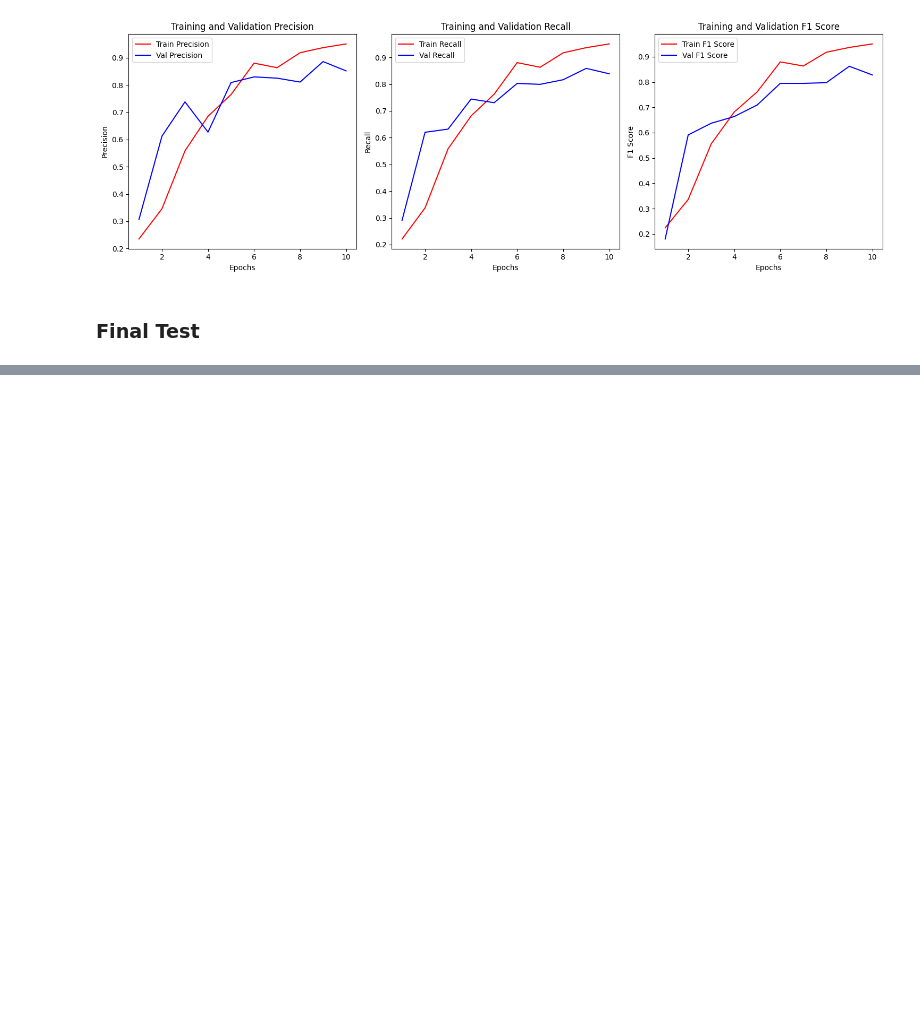
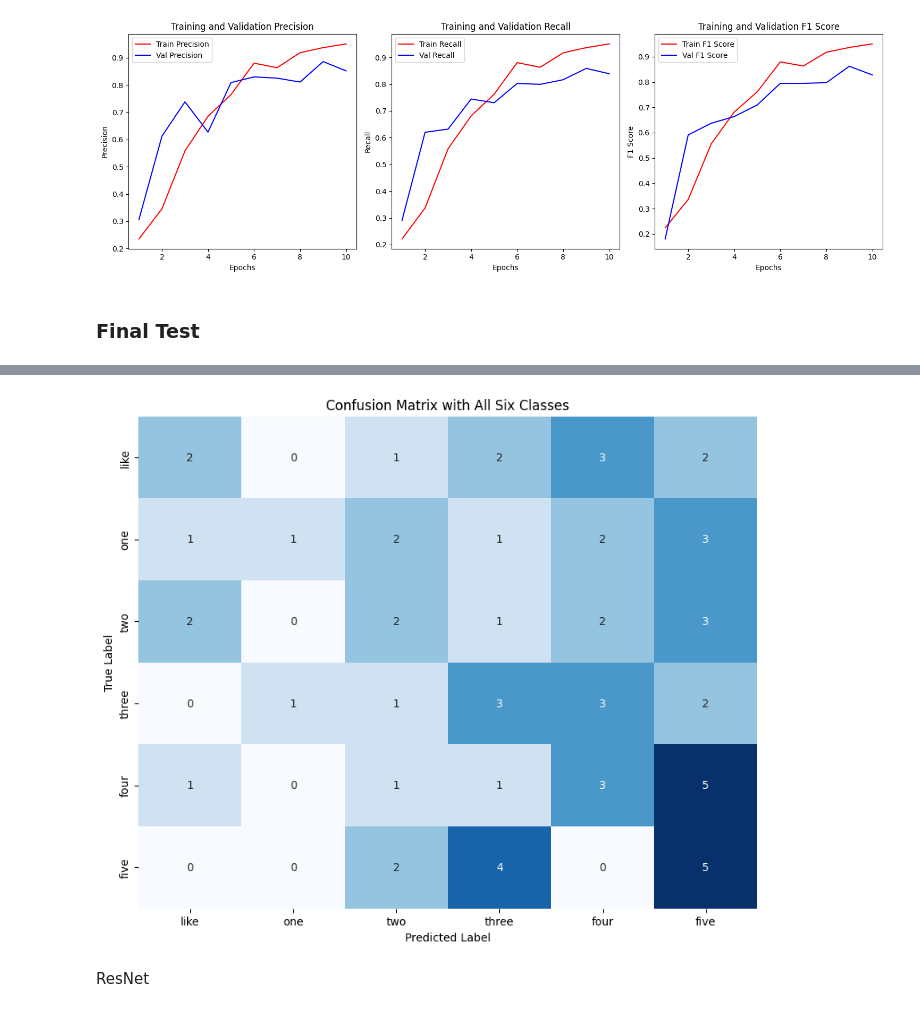
Before and after one commit to hsun26/CS445-Project, a Jupyter notebook: Dual_CNN_(use_new_dataset).ipynb, the cells around one changed output, grey strips where cells are left out. Cells and saved outputs as stored; diff of their text form; code cells hidden in the pictures; blank space fills up the shorter version.

```diff
--- a/Dual_CNN_(use_new_dataset).ipynb
+++ b/Dual_CNN_(use_new_dataset).ipynb
@@ -1387,2 +1495,2 @@ for i in range(5):  # Check first 5 samples
 # %%
-final_test_loader = DataLoader(final_dataset, batch_size=10, shuffle=False)
+final_test_loader = DataLoader(final_dataset, shuffle=False)
@@ -1388,0 +1552,19 @@ final_test_loader = DataLoader(final_dataset, batch_size=10, shuffle=False)
+# %%
+label_names = ['like', 'one', 'two', 'three', 'four', 'five']
+
+# Convert the names to the corresponding numeric labels for the confusion matrix
+numeric_labels = [0, 1, 2, 3, 4, 5]
+
+conf_matrix = confusion_matrix(labels_list, predictions, labels=numeric_labels)
+
+plt.figure(figsize=(10, 8))
+sns.heatmap(conf_matrix, annot=True, fmt="d", cmap="Blues", cbar=False,
+            xticklabels=label_names, yticklabels=label_names)
+plt.xlabel("Predicted Label")
+plt.ylabel("True Label")
+plt.title("Confusion Matrix with All Six Classes")
+plt.show()
+# %% [output]
+[figure, added]
+# %% [markdown]
+ResNet
```
Also changed, not shown: parts of 13 cells of this notebook.
